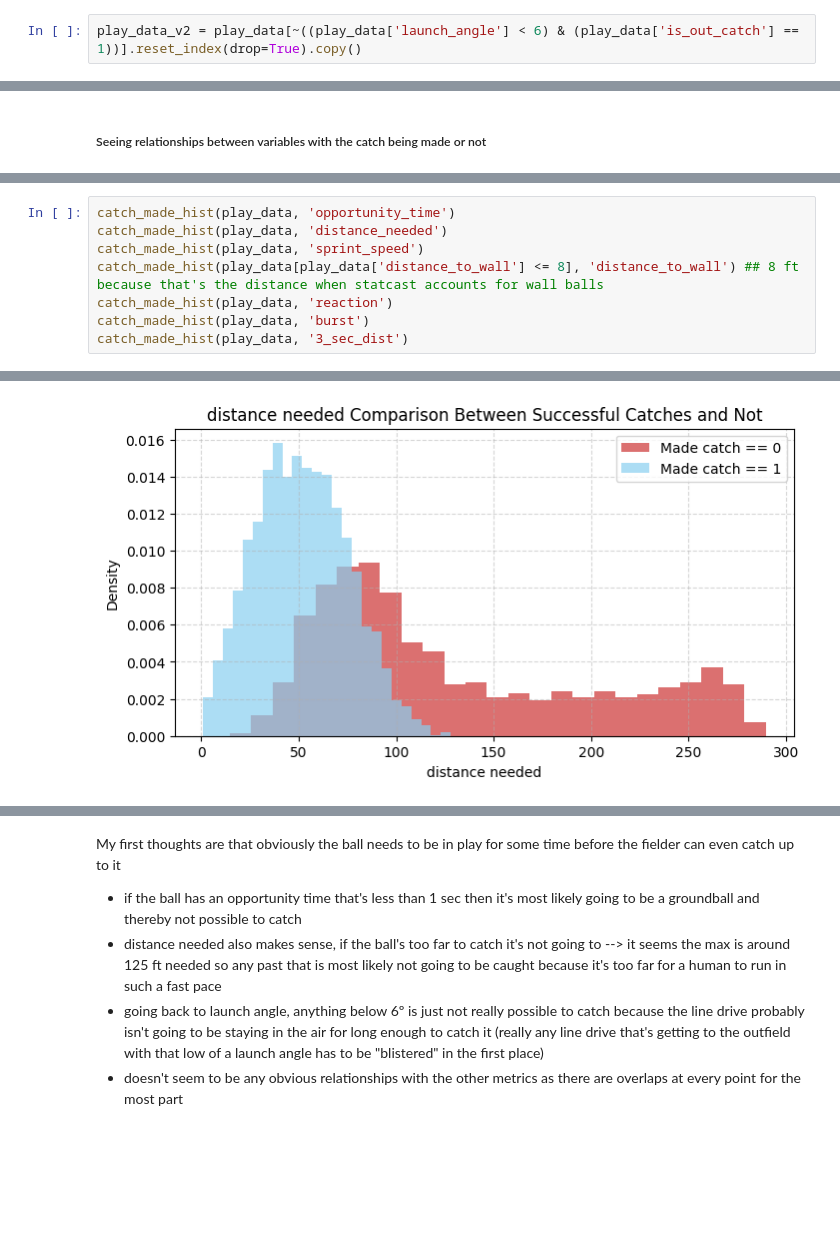
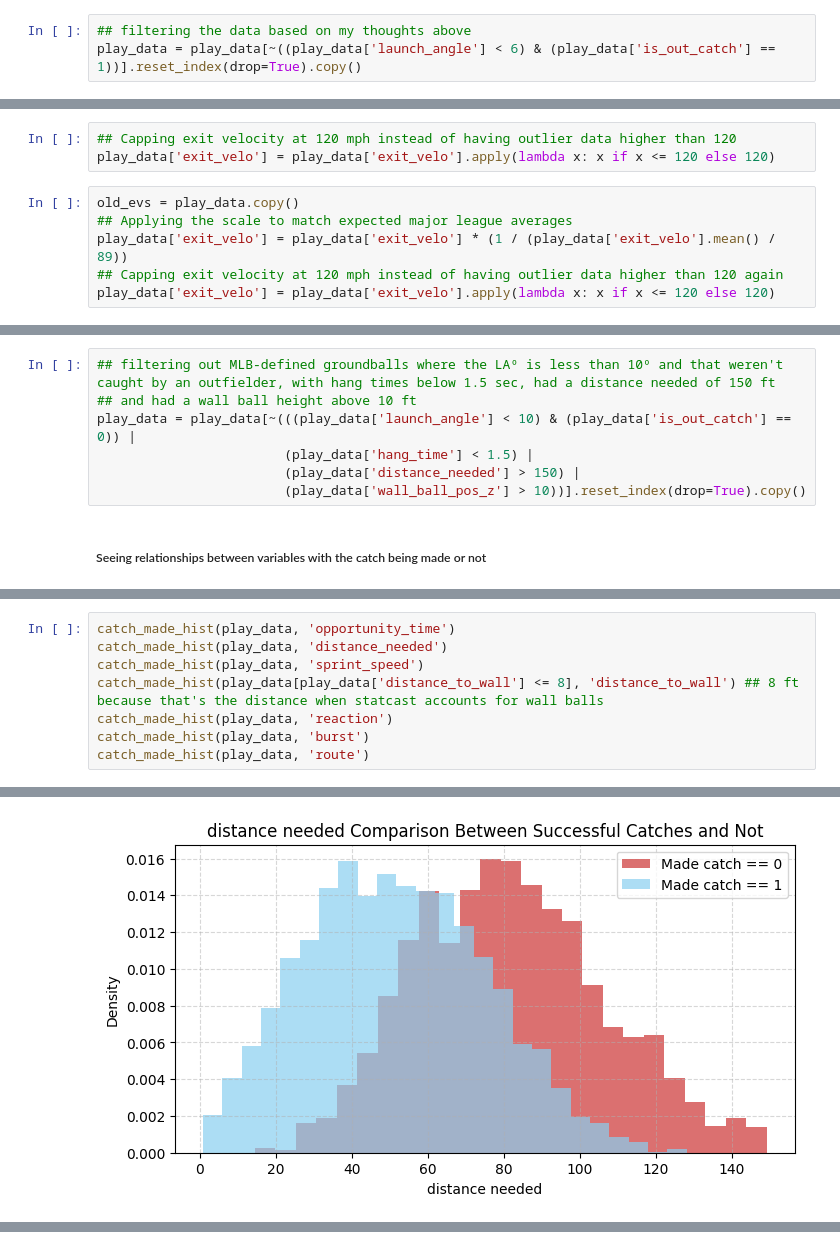
Before and after one commit to d2osborn/SMTChallenge2025, a Jupyter notebook: Team15-eda.ipynb, the cells around one changed output, grey strips where cells are left out. Cells and saved outputs as stored; diff of their text form; blank space fills up the shorter version.

```diff
--- a/Team15-eda.ipynb
+++ b/Team15-eda.ipynb
@@ -1857,4 +1880,5 @@ My first thoughts are that why are there a few catches made where the launch ang
 * It would be really hard to get a chance at the ball with a launch angle that much even below 10 since it'd be hard to stay in the air for long enough so below 0 is out of the question
 * The overall distribution follows my logic so I'll get rid of those batted balls that were caught with a below 6º LA because those are most likely just errors and there are only a few of them and the line drive caught with the lowest launch angle on Statcast search since 2008 was 6º --> my reasoning as to why 6º
 # %%
-play_data_v2 = play_data[~((play_data['launch_angle'] < 6) & (play_data['is_out_catch'] == 1))].reset_index(drop=True).copy()
+## filtering the data based on my thoughts above
+play_data = play_data[~((play_data['launch_angle'] < 6) & (play_data['is_out_catch'] == 1))].reset_index(drop=True).copy()
@@ -1924,0 +1898,9 @@ plt.show()
+# %%
+## Capping exit velocity at 120 mph instead of having outlier data higher than 120
+play_data['exit_velo'] = play_data['exit_velo'].apply(lambda x: x if x <= 120 else 120)
+# %%
+old_evs = play_data.copy()
+## Applying the scale to match expected major league averages
+play_data['exit_velo'] = play_data['exit_velo'] * (1 / (play_data['exit_velo'].mean() / 89))
+## Capping exit velocity at 120 mph instead of having outlier data higher than 120 again
+play_data['exit_velo'] = play_data['exit_velo'].apply(lambda x: x if x <= 120 else 120)
@@ -1925,2 +1922,9 @@ plt.show()
+# %%
+## filtering out MLB-defined groundballs where the LAº is less than 10º and that weren't caught by an outfielder, with hang times below 1.5 sec, had a distance needed of 150 ft
+## and had a wall ball height above 10 ft
+play_data = play_data[~(((play_data['launch_angle'] < 10) & (play_data['is_out_catch'] == 0)) |
+                        (play_data['hang_time'] < 1.5) |
+                        (play_data['distance_needed'] > 150) |
+                        (play_data['wall_ball_pos_z'] > 10))].reset_index(drop=True).copy()
 # %% [markdown]
 ##### Seeing relationships between variables with the catch being made or not
@@ -1953,5 +1935,5 @@ catch_made_hist(play_data, 'sprint_speed')
 catch_made_hist(play_data[play_data['distance_to_wall'] <= 8], 'distance_to_wall') ## 8 ft because that's the distance when statcast accounts for wall balls
 catch_made_hist(play_data, 'reaction')
 catch_made_hist(play_data, 'burst')
-catch_made_hist(play_data, '3_sec_dist')
+catch_made_hist(play_data, 'route')
 # %% [output]
@@ -1959 +1941 @@ catch_made_hist(play_data, '3_sec_dist')
-[figure, old version]
+[figure, new version]
@@ -1965,6 +1946,0 @@ catch_made_hist(play_data, '3_sec_dist')
-# %% [markdown]
-My first thoughts are that obviously the ball needs to be in play for some time before the fielder can even catch up to it
-* if the ball has an opportunity time that's less than 1 sec then it's most likely going to be a groundball and thereby not possible to catch
-* distance needed also makes sense, if the ball's too far to catch it's not going to --> it seems the max is around 125 ft needed so any past that is most likely not going to be caught because it's too far for a human to run in such a fast pace
-* going back to launch angle, anything below 6º is just not really possible to catch because the line drive probably isn't going to be staying in the air for long enough to catch it (really any line drive that's getting to the outfield with that low of a launch angle has to be "blistered" in the first place)
-* doesn't seem to be any obvious relationships with the other metrics as there are overlaps at every point for the most part
```
Also changed, not shown: parts of 76 cells of this notebook, 1 other file.
